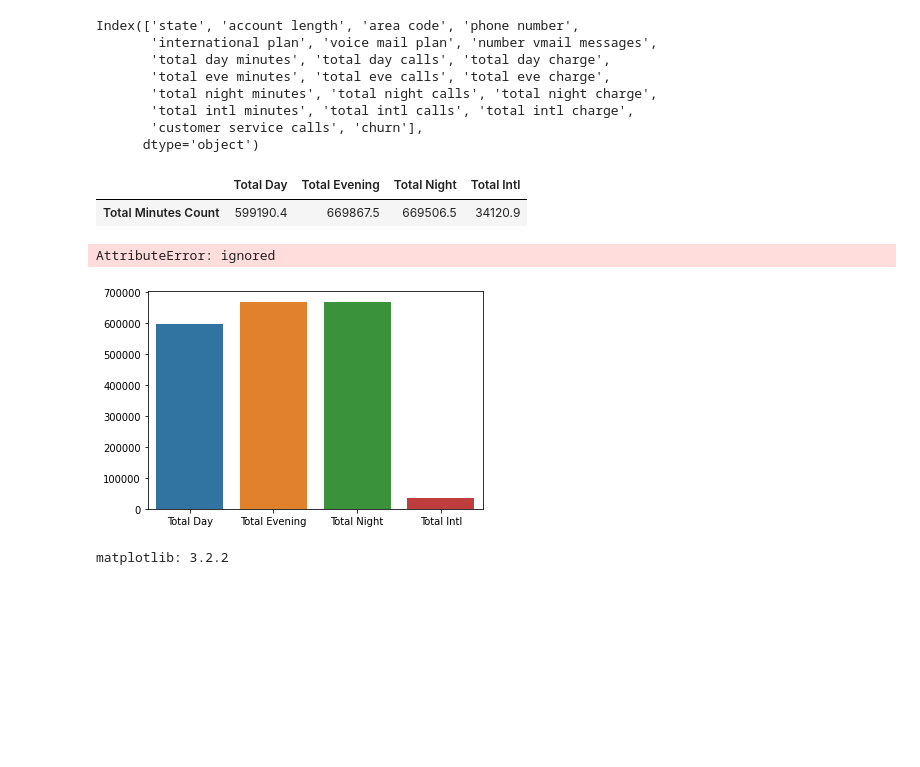
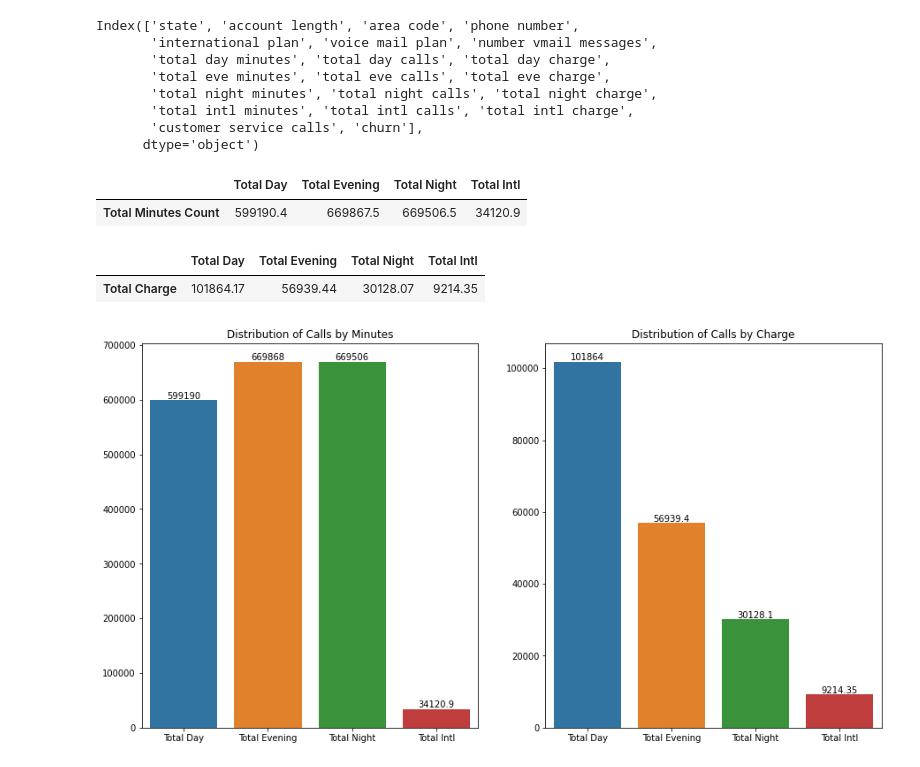
Before and after one commit to MercyNgila/Customer-Churn-Classification, a Jupyter notebook: customer_churn.ipynb, the cells around one changed output. Drawn from its saved outputs; the diff is of its cells as text; code cells hidden in the pictures; blank space fills up the shorter version.

Commit message:
Added labels to figures

```diff
--- a/customer_churn.ipynb
+++ b/customer_churn.ipynb
@@ -173,24 +174,39 @@ total_day = df['total day minutes'].sum()
 total_eve = df['total eve minutes'].sum()
 total_night = df['total night minutes'].sum()
 total_intl = df['total intl minutes'].sum()
+
+total_day_chrge = df['total day charge'].sum()
+total_eve_chrge = df['total eve charge'].sum()
+total_night_chrge = df['total night charge'].sum()
+total_intl_chrge = df['total intl charge'].sum()
 # %%
 total_minutes = [total_day, total_eve, total_night, total_intl]
-minutes_df = pd.DataFrame(total_minutes, index=['Total Day', 'Total Evening', 'Total Night', 'Total Intl'],
-                          columns=['Total Minutes Count']).T
-minutes_df
+total_charge = [total_day_chrge, total_eve_chrge, total_night_chrge, total_intl_chrge]
+
+minutes_df = pd.DataFrame([total_minutes], columns=['Total Day', 'Total Evening', 'Total Night', 'Total Intl'],
+                          index=['Total Minutes Count'])
+
+charges_df = pd.DataFrame([total_charge], columns=['Total Day', 'Total Evening', 'Total Night', 'Total Intl'],
+                          index=['Total Charge'])
-# %% [output]
-|  | Total Day | Total Evening | Total Night | Total Intl |
-| Total Minutes Count | 599190.4 | 669867.5 | 669506.5 | 34120.9 |
+# %%
+minutes_df
+# %% [output]
+|  | Total Day | Total Evening | Total Night | Total Intl |
+| Total Minutes Count | 599190.4 | 669867.5 | 669506.5 | 34120.9 |
+# %%
+charges_df
+# %% [output]
+|  | Total Day | Total Evening | Total Night | Total Intl |
+| Total Charge | 101864.17 | 56939.44 | 30128.07 | 9214.35 |
 # %%
-#fig, ax = plt.subplots(figsize=(10,8))
-ax = sns.barplot(data=minutes_df)
-ax.bar_label(ax.containers[0])
-ax.set_title('Distribution of Calls by Minutes');
+fig, axes = plt.subplots(nrows = 1, ncols = 2, figsize=(15,8))
+
+ax1 = sns.barplot(data=minutes_df, ax=axes[0])
+ax1.bar_label(ax1.containers[0])
+ax1.set_title('Distribution of Calls by Minutes')
+
+ax2 = sns.barplot(data=charges_df, ax=axes[1])
+ax2.bar_label(ax2.containers[0])
+ax2.set_title('Distribution of Calls by Charge');
 # %% [output]
-AttributeError: ignored
-[figure, old version]
+[figure, new version]
-# %%
-import matplotlib
-print('matplotlib: {}'.format(matplotlib.__version__))
-# %% [output]
-matplotlib: 3.2.2
```
Also changed, not shown: parts of 5 cells of this notebook.
